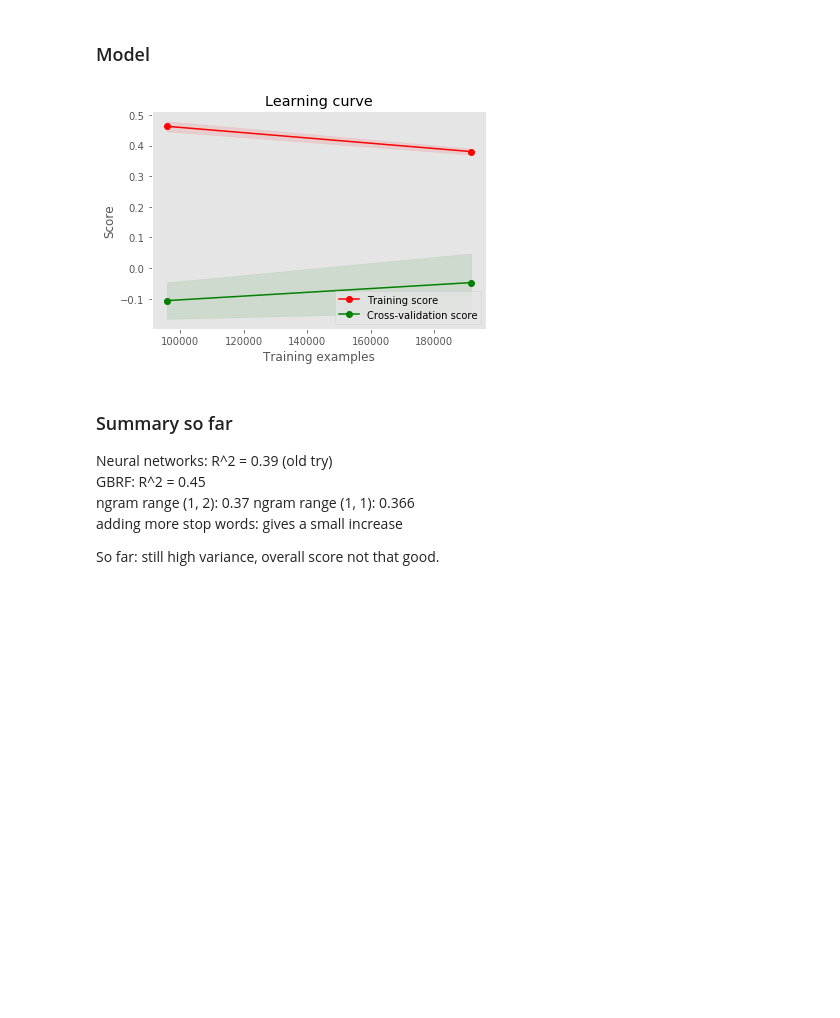
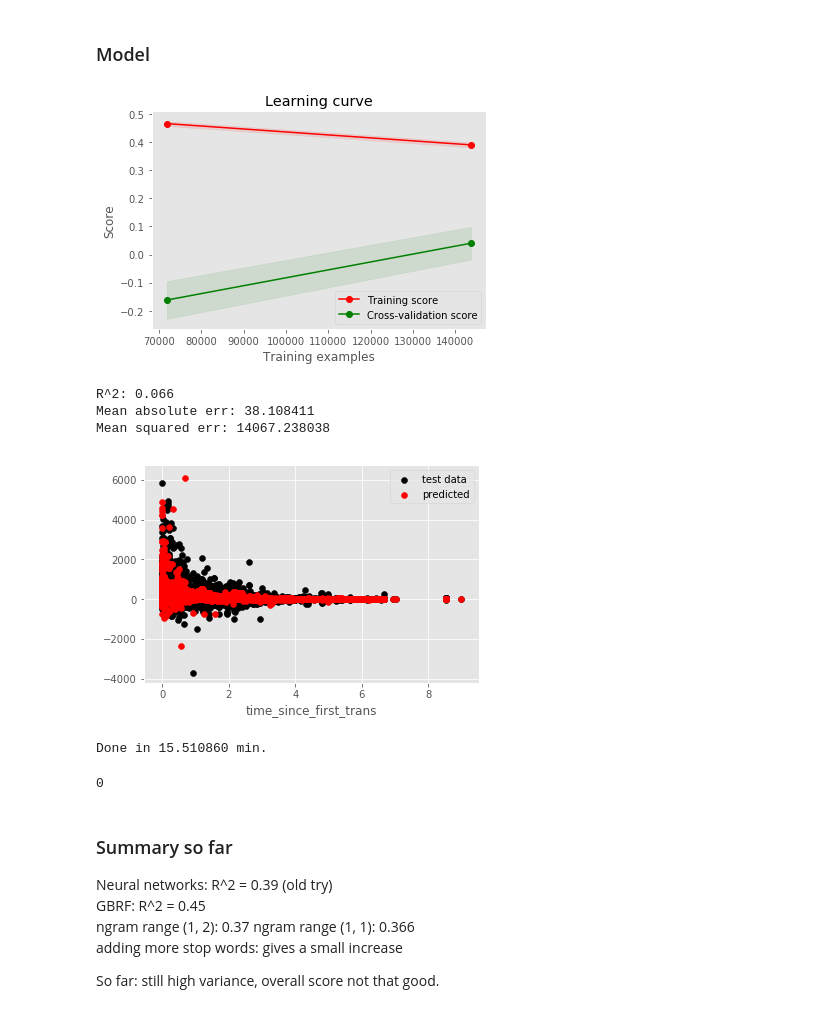
Before and after one commit to fdelia/bots, a Jupyter notebook: 4_prediction_model.ipynb, the cells around one changed output. Cells and saved outputs as stored; diff of their text form; code cells hidden in the pictures; blank space fills up the shorter version.

```diff
--- a/4_prediction_model.ipynb
+++ b/4_prediction_model.ipynb
@@ -356,40 +356,46 @@ model = Pipeline([
 
 # Just choose what you want to do
 if True:
-    plot_learning_curve(model, X, y, cv=3, n_jobs=-1)
+    plot_learning_curve(model, X, y, cv=2, n_jobs=-1)
     plt.show()
 
-if False:
+if True:
     model.fit(X_train, y_train)
     y_pred = model.predict(X_test)
     print("R^2: %1.3f" % r2_score(y_test, y_pred))
     #print("Explained var: {:3f}".format(explained_variance_score(y_test, y_pred)))
     print("Mean absolute err: {:3f}".format(mean_absolute_error(y_test, y_pred)))
     print("Mean squared err: {:3f}".format(mean_squared_error(y_test, y_pred)))
     # Residual plot
     # time_since_first because it seems to have some influence (see feature importance below)
     X_res = X_test['time_since_first_trans']
     plt.scatter(X_res, y_test, color='black', label='test data')
     plt.scatter(X_res, y_pred, color='red', label='predicted')
     plt.xlabel('time_since_first_trans')
     plt.legend(); plt.show()
 
 if False:
     from sklearn.model_selection import GridSearchCV
     param_grid = {
         'model__hidden_layer_sizes':[(50,), (100,), (200,), (100, 50)]
 #        'model__alpha': np.logspace(-1, 4, 6),
                  }
     grid = GridSearchCV(model, param_grid, cv=3, n_jobs=-1)
     grid.fit(X_train, y_train)
 
     print(grid.best_params_)
 
 print('Done in {:2f} min.'.format((time() - st)/60))
 # Make yourself noticeable to human
 import os; os.system('say "this is dave: your program has finished."')
 # %% [output]
-[figure, old version]
+[figure, new version]
+R^2: 0.066
+Mean absolute err: 38.108411
+Mean squared err: 14067.238038
+[figure, added]
+Done in 15.510860 min.
+0
 # %% [markdown]
 ### Summary so far
 Neural networks: R^2 = 0.39 (old try)
```
Also changed, not shown: 1 other file.
